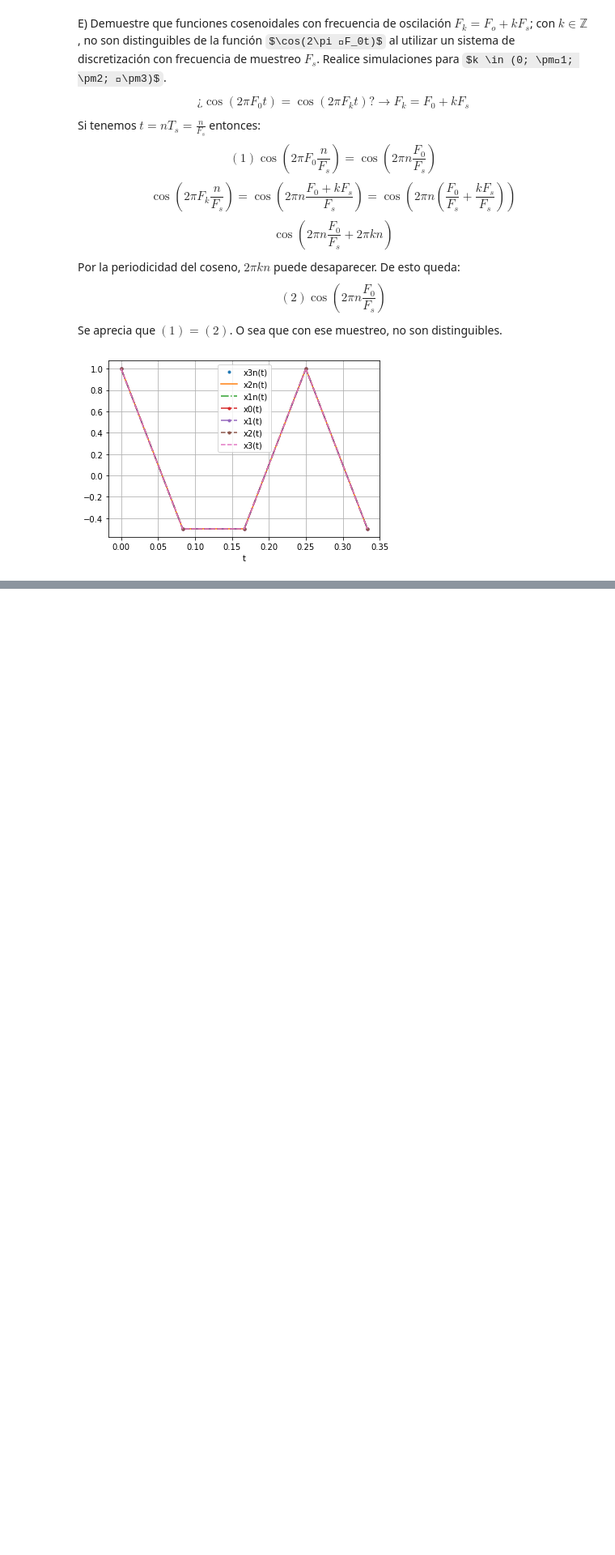
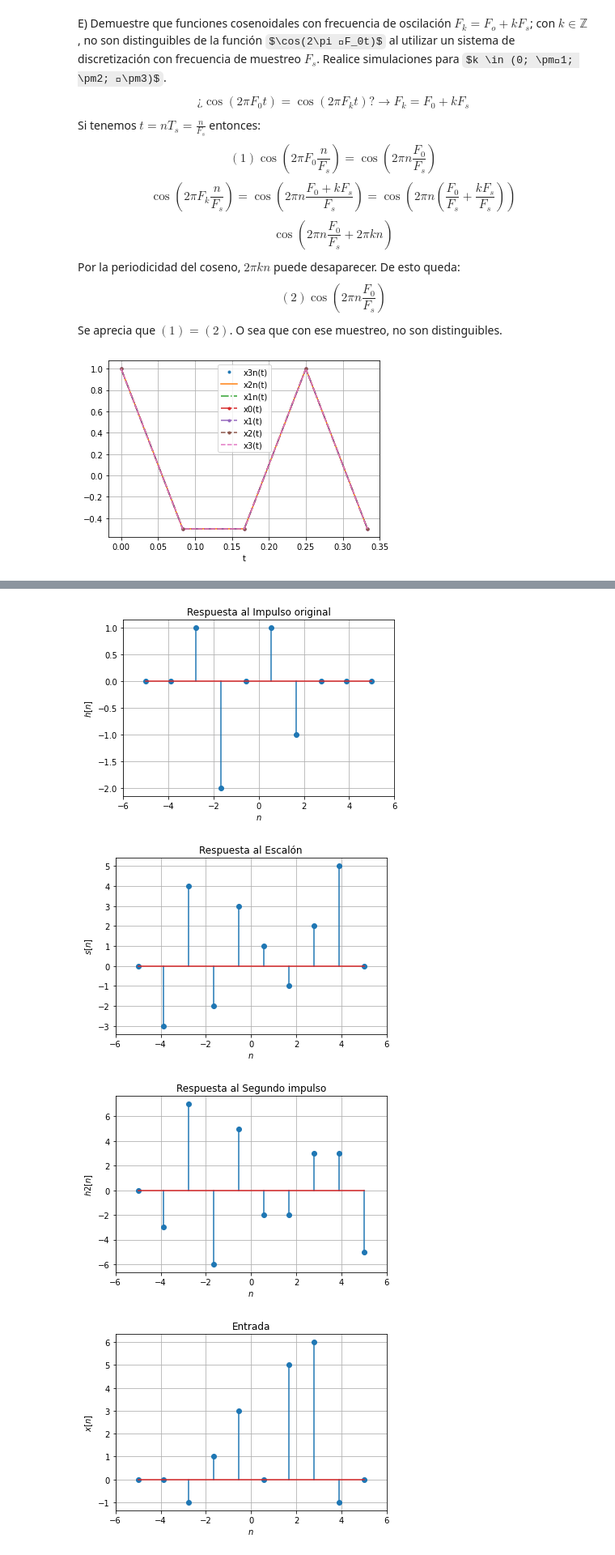
Before and after one commit to sejaramillotr/Taller1, a Jupyter notebook: Taller1.ipynb, the cells around one changed output, grey strips where cells are left out. Shown at 81% size. Saved outputs shown, nothing was run; the diff lists cells and outputs as text; code cells hidden in the pictures; some formulas as TeX source; blank space fills up the shorter version.

```diff
--- a/Taller1.ipynb
+++ b/Taller1.ipynb
@@ -830,0 +896,79 @@ plt.show()
+# %%
+import numpy as np
+import matplotlib.pyplot as plt
+
+#Simulación #2
+h1 = [0,0,1,-2,0,1,-1,0,0,0]
+s = [0,-3,4,-2,3,1,-1,2,5,0]
+x = [0,0,-1,1,3,0,5,6,-1,0]
+N = int(len(s)/2)
+#N = int(len(x)/2)
+n = np.linspace(-N,N,2*N)
+#n = np.linspace(-N,N,2*N)
+
+h2 = np.append(0,np.diff(s))
+
+plt.stem(n, h1, label=r'$h1[n]$')
+plt.xlim([-N-1,N+1])
+plt.xlabel(r'$n$')
+plt.ylabel(r'$h[n]$')
+plt.grid()
+plt.title("Respuesta al Impulso original")
+plt.show()
+
+plt.stem(n, s, label=r'$s[n]$')
+plt.xlim([-N-1,N+1])
+plt.xlabel(r'$n$')
+plt.ylabel(r'$s[n]$')
+plt.grid()
+plt.title("Respuesta al Escalón")
+plt.show()
+
+plt.stem(n, h2, label=r'$h2[n]$')
+plt.xlim([-N-1,N+1])
+plt.xlabel(r'$n$')
+plt.ylabel(r'$h2[n]$')
+plt.grid()
+plt.title("Respuesta al Segundo impulso")
+plt.show()
+
+plt.stem(n, x, label=r'$x[n]$')
+plt.xlim([-N-1,N+1])
+plt.xlabel(r'$n$')
+plt.ylabel(r'$x[n]$')
+plt.grid()
+plt.title("Entrada")
+plt.show()
+
+
+y1 = np.convolve(x,h1)
+ny = np.linspace(-2*N,2*N,4*N-1)
+plt.stem(ny, y1, label=r'$y1[n]$')
+plt.xlim([-2*N-1,2*N+1])
+plt.xlabel(r'$n$')
+plt.ylabel(r'$y[n]$')
+plt.grid()
+plt.title("Salida Original")
+plt.show()
+
+y2 = np.convolve(x,h2)
+ny = np.linspace(-2*N,2*N,4*N-1)
+plt.stem(ny, y2, label=r'$y2[n]$')
+plt.xlim([-2*N-1,2*N+1])
+plt.xlabel(r'$n$')
+plt.ylabel(r'$y[n]$')
+plt.grid()
+plt.title("Salida Secundaria")
+plt.show()
+
+print("La primera señal de salida es:")
+print("y1[n]=",y1)
+print("La segunda respuesta al impulso es:")
+print("h2[n]=",h2)
+print("La segunda señal de salida es:")
+print("y2[n]=",y2)
+# %% [output]
+[figure, added]
+[figure, added]
+[figure, added]
+[figure, added]
```
Also changed, not shown: parts of 7 cells of this notebook.
